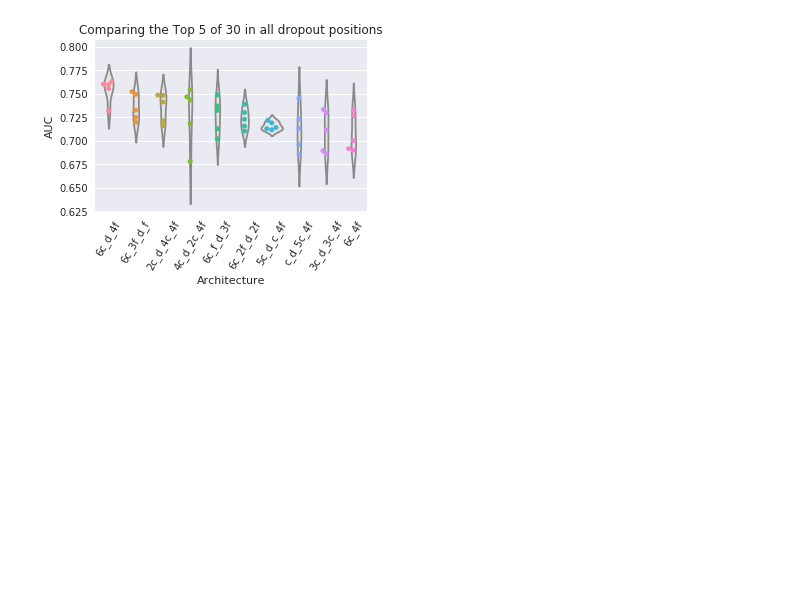
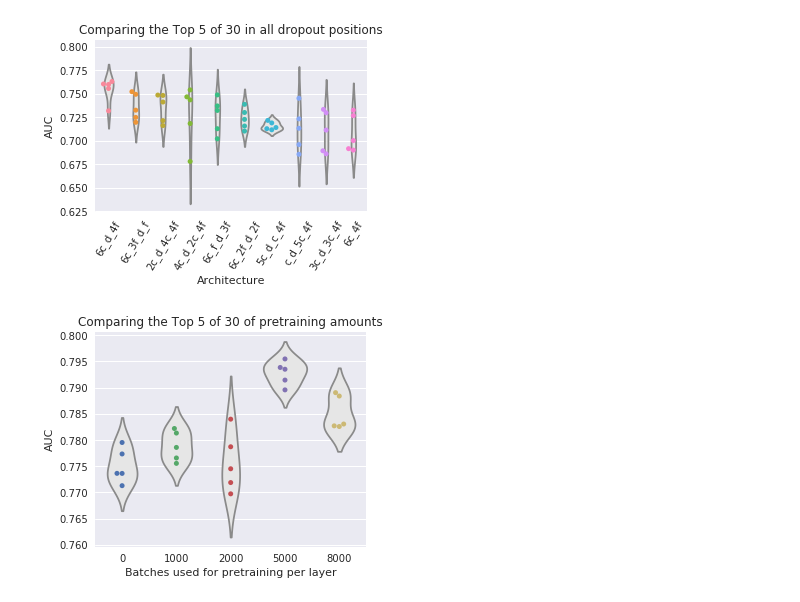
Before and after one commit to JMBehnken/Gamma_Hadron_Separation_With_Deep_Learning_for_the_First_G-APD_Cherenkov_Telescope, a Jupyter notebook: 07_make_FACT/python_files/Architecture_comparison/Architecture_comparison.ipynb, the cells around one changed output. Drawn from its saved outputs; the diff is of its cells as text; code cells hidden in the pictures; blank space fills up the shorter version.

```diff
--- a/07_make_FACT/python_files/Architecture_comparison/Architecture_comparison.ipynb
+++ b/07_make_FACT/python_files/Architecture_comparison/Architecture_comparison.ipynb
@@ -276,3 +276,25 @@ plt.savefig(path_build+'Dropout_Positions.pdf')
 plt.show()
 # %% [output]
 [figure]
+# %%
+df = pd.read_csv('/fhgfs/users/jbehnken/pretraining.csv')
+
+new = []
+for pretraining in df['Pretraining'].unique():
+    #print(pretraining, df[df['Pretraining']==pretraining].shape)
+    for row in df[df['Pretraining']==pretraining].sort_values(by='Auc', ascending=False).head(5).values:
+        new.append(row)
+df_new = pd.DataFrame(new, columns=['Accuracy', 'AUC', 'Pretraining amount'])
+
+plt.figure(figsize=(5, 4))
+sns.violinplot(x="Pretraining amount", y="AUC", data=df_new, inner=None, color=".9")
+sns.swarmplot(x="Pretraining amount", y="AUC", data=df_new)
+plt.title('Comparing the Top 5 of 30 of pretraining amounts')
+plt.xticks(range(5), [0, 1000, 2000, 5000, 8000])
+#plt.xticks(rotation=60)
+plt.xlabel('Batches used for pretraining per layer')
+plt.tight_layout()
+plt.savefig(path_build+'Pretraining_Amounts.pdf')
+plt.show()
+# %% [output]
+[figure, added]
```
Also changed, not shown: 13 other files.
